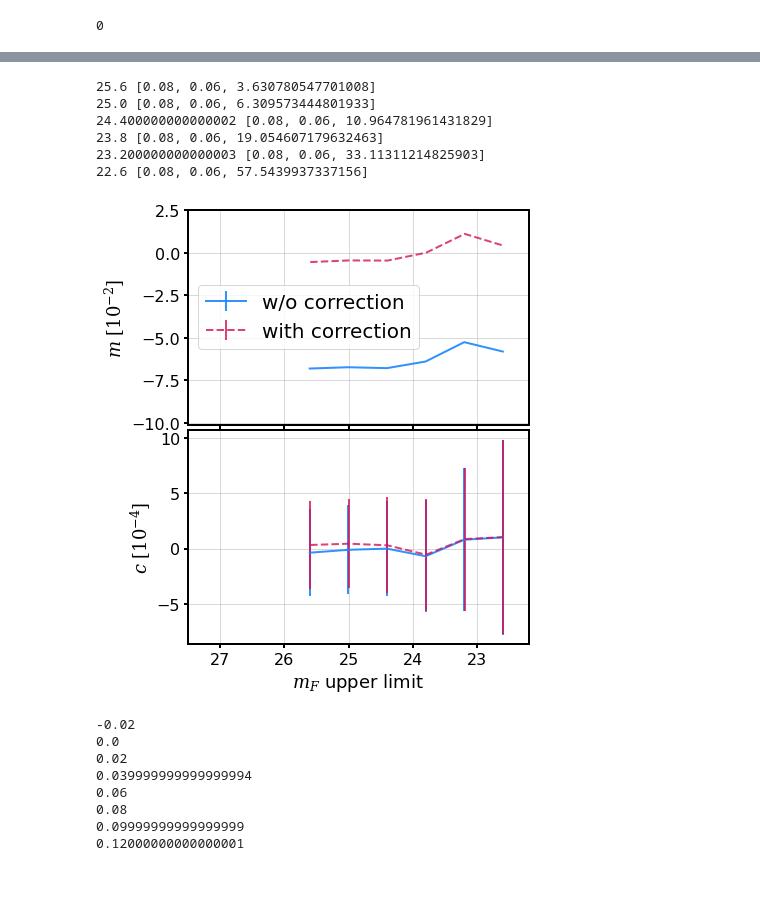
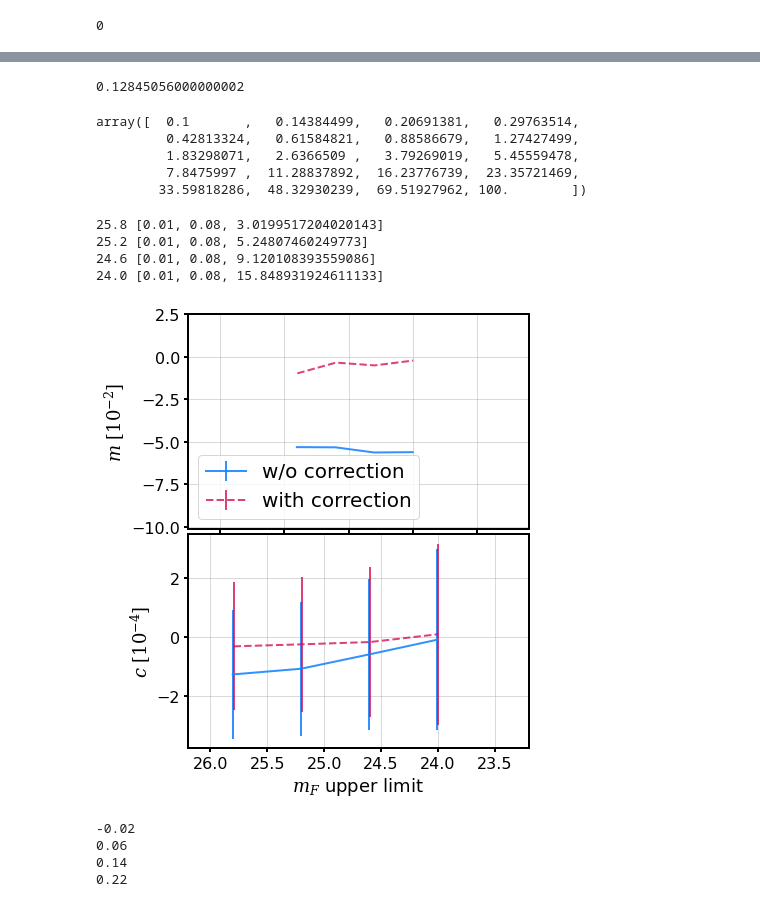
Before and after one commit to mr-superonion/FPFS_notebooks, a Jupyter notebook: ipynb/5_paper_2022/3_tests_blended/2_2_center_detected_pre_noisy.ipynb, the cells around one changed output, grey strips where cells are left out. Drawn from its saved outputs; the diff is of its cells as text; code cells hidden in the pictures.

```diff
--- a/ipynb/5_paper_2022/3_tests_blended/2_2_center_detected_pre_noisy.ipynb
+++ b/ipynb/5_paper_2022/3_tests_blended/2_2_center_detected_pre_noisy.ipynb
@@ -15,7 +52,7 @@ mpl.rcParams['axes.linewidth'] = 2.0 #set the value globally
 
 ver='try2'
 #gver='basic2Shift'
-gver='unif_cosmo085'
+gver='unif_cosmo170'
 dver='cut16'
 wrkDir=os.environ['homeWrk']
 simDir=os.path.join(wrkDir,'FPFS2/sim/')
@@ -27,7 +64,7 @@ The autoreload extension is already loaded. To reload it, use:
 nver='var7em3'
 mm1=[]
 mm2=[]
-for _i in range(0,100):
+for _i in range(0,200):
     _a1=fitsio.read(os.path.join(simDir,'srcfs3_%s-%s_%s/psf60/fpfs-%s-%04d-g1-0000.fits' %(gver,nver,ver,dver,_i)))
     _a2=fitsio.read(os.path.join(simDir,'srcfs3_%s-%s_%s/psf60/fpfs-%s-%04d-g1-2222.fits' %(gver,nver,ver,dver,_i)))
     mm1.append(_a1)
@@ -86,3 +119,15 @@ fig.savefig('obsHist.pdf')
+# %%
+128*128*0.168**2./3600
+# %% [output]
+0.12845056000000002
+# %%
+np.logspace(-1,2,20)
+# %% [output]
+array([  0.1       ,   0.14384499,   0.20691381,   0.29763514,
+         0.42813324,   0.61584821,   0.88586679,   1.27427499,
+         1.83298071,   2.6366509 ,   3.79269019,   5.45559478,
+         7.8475997 ,  11.28837892,  16.23776739,  23.35721469,
+        33.59818286,  48.32930239,  69.51927962, 100.        ])
 # %%
 #del fs1,fs2
 gc.collect()
@@ -92,18 +137,18 @@ fs2=fpfs.catalog.summary_stats(mm2,ellM2,use_sig)
 
 selnm=['detect','R2','M00']
 dcc=-0.6
-cutB=25.6
+cutB=25.8
 cutsig=[0.2,0.2,0.2]
 
 x=[]
 y1=[];y2=[];yerr=[]
 z1=[];z2=[];zerr=[]
-for i in range(0,6):
+for i in range(0,4):
     # clean outcome
     fs1.clear_outcomes()
     fs2.clear_outcomes()
     mcut=cutB+dcc*i
-    cut=[0.08,0.06,10**((27-mcut)/2.5)]
+    cut=[0.01,0.08,10**((27-mcut)/2.5)]
     print(mcut,cut)
     # weight array
     fs1.update_selection_weight(selnm,cut,cutsig);fs2.update_selection_weight(selnm,cut,cutsig)
@@ -120,47 +165,45 @@ for i in range(0,6):
     z1.append(eA/rave);z2.append(eAR/rave)
     zerr.append(0.15*np.sqrt(np.sum((fs2.ell['fpfs_R1E']*fs2.ws)**2.))/raveR)
 # %% [output]
-25.6 [0.08, 0.06, 3.630780547701008]
-25.0 [0.08, 0.06, 6.309573444801933]
-24.400000000000002 [0.08, 0.06, 10.964781961431829]
-23.8 [0.08, 0.06, 19.054607179632463]
-23.200000000000003 [0.08, 0.06, 33.11311214825903]
-22.6 [0.08, 0.06, 57.5439937337156]
+25.8 [0.01, 0.08, 3.0199517204020143]
+25.2 [0.01, 0.08, 5.24807460249773]
+24.6 [0.01, 0.08, 9.120108393559086]
+24.0 [0.01, 0.08, 15.848931924611133]
 # %%
 # make plot
 plt.close()
 fig,axes=pltutil.make_figure_axes(ny=2,nx=1,square=False)
 ax=axes[0]
 xlabel='$m_{F}$ upper limit';
 ax.errorbar(np.array(x)+0.004,np.array(y1)*1e2,np.zeros(len(yerr))*1e2,label='w/o correction',color=pltutil.colors[1])
 ax.errorbar(np.array(x)-0.004,np.array(y2)*1e2,np.zeros(len(yerr))*1e2,label='with correction',color=pltutil.colors[2],ls='--')
 ax.set_ylabel('$m$ $[10^{-2}]$',fontsize=18)
 ax.set_xlim(22.2,27.5)
 ax.set_ylim(-10.1,2.5)
 ax.tick_params(width=2,size=4)
 ax.set_xticklabels([])
 ax.grid()
 ax.invert_xaxis()
 ax.legend()
 ax=axes[1]
 ax.errorbar(np.array(x)+0.004,np.array(z1)*1e4,np.array(zerr)*1e4,label='w/o correction',color=pltutil.colors[1])
 ax.errorbar(np.array(x)-0.004,np.array(z2)*1e4,np.array(zerr)*1e4,label='with correction',color=pltutil.colors[2],ls='--')
 ax.set_ylabel('$c$ $[10^{-4}]$',fontsize=18)
-ax.set_xlim(22.2,27.5)
+ax.set_xlim(23.2,26.2)
 #ax.set_ylim(-2.2,2.2)
 ax.tick_params(width=2,size=4)
 ax.set_xlabel(xlabel,fontsize=18)
 #hist,bins=np.histogram(fs1.mm['fpfs_M00'],range=(-0.05,0.46),bins=100,density=True)
 #cbin=(bins[1:]+bins[:-1])/2.
 #sf=hist.max()/2.
 #hist=hist/sf
 #ax.fill_between(cbin,hist,color=pltutil.colors[-1],alpha=0.2)
 ax.grid()
 ax.invert_xaxis()
 
 plt.tight_layout(h_pad=-0.2)
 # %% [output]
-[figure, old version]
+[figure, new version]
 # %%
 del fs1,fs2
 gc.collect()
@@ -169,20 +212,20 @@ fs1=fpfs.catalog.summary_stats(mm1,ellM1,use_sig)
 fs2=fpfs.catalog.summary_stats(mm2,ellM2,use_sig)
 
 selnm=['detect','R2','M00']
-dcc=0.02
+dcc=0.08
 cutB=-0.02
-cutsig=[0.2,0.2,1.]
+cutsig=[0.2,0.2,0.2]
 
 x=[]
 y1=[];y2=[];yerr=[]
 z1=[];z2=[];zerr=[]
-for i in range(0,8):
+for i in range(0,4):
     # clean outcome
     fs1.clear_outcomes()
     fs2.clear_outcomes()
     cut=cutB+dcc*i
     print(cut)
-    cut=[cut,0.06,1.]
+    cut=[cut,0.08,3.9]
     # weight array
     fs1.update_selection_weight(selnm,cut,cutsig);fs2.update_selection_weight(selnm,cut,cutsig)
     fs1.update_selection_bias(selnm,cut,cutsig);fs2.update_selection_bias(selnm,cut,cutsig)
@@ -199,13 +242,9 @@ for i in range(0,8):
     zerr.append(0.15*np.sqrt(np.sum((fs2.ell['fpfs_R1E']*fs2.ws)**2.))/raveR)
 # %% [output]
 -0.02
-0.0
-0.02
-0.039999999999999994
 0.06
-0.08
-0.09999999999999999
-0.12000000000000001
+0.14
+0.22
 # %%
 # make plot
 plt.close()
```
Also changed, not shown: parts of 12 cells of this notebook, 34 other files.
